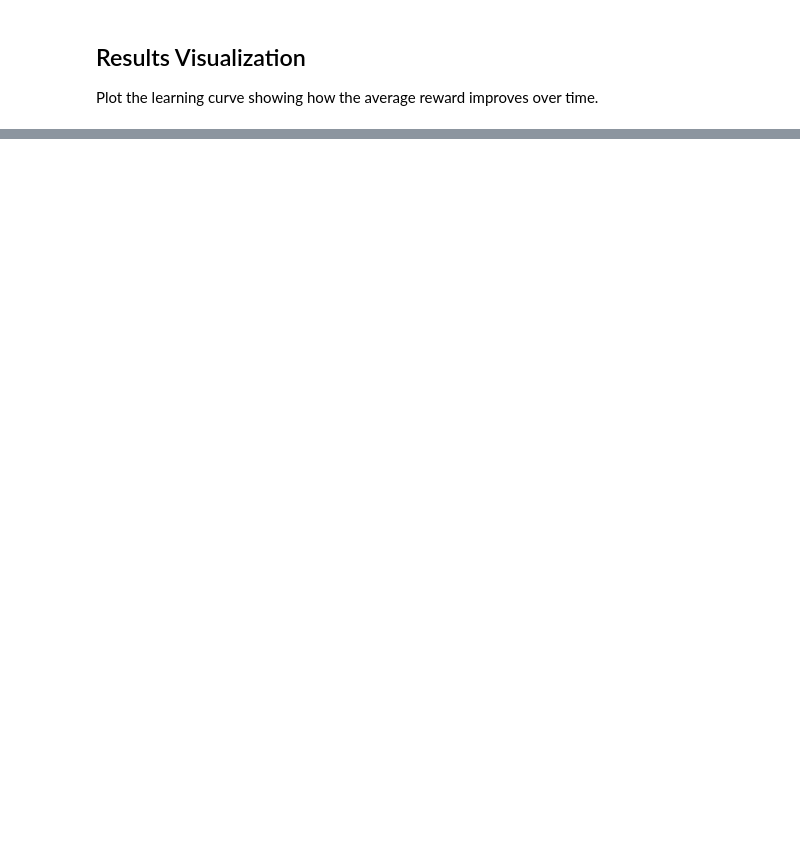
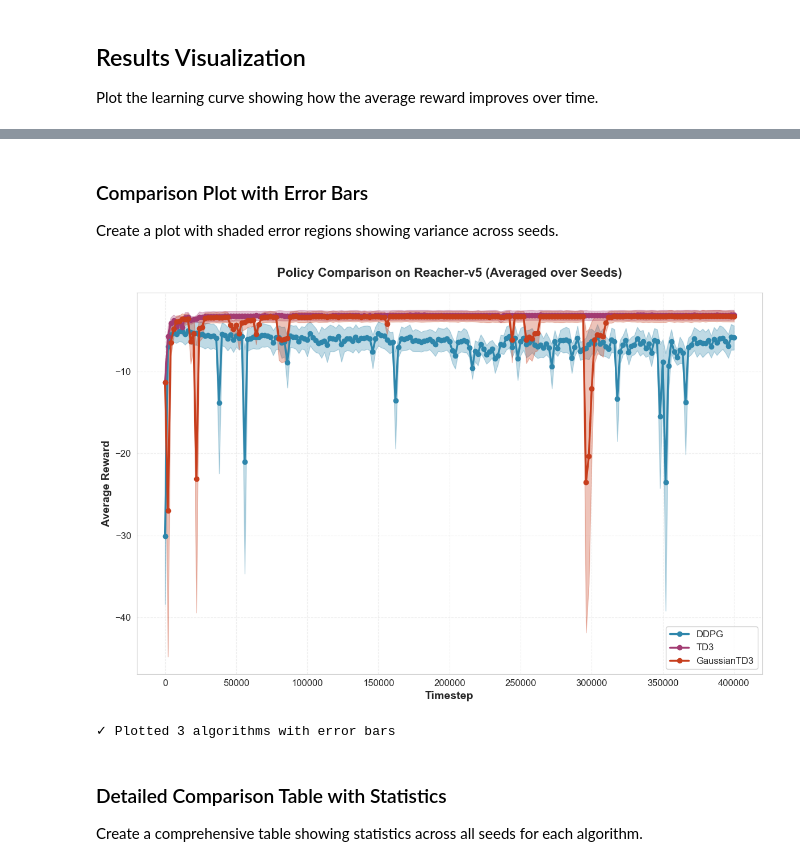
Before and after one commit to anantgupta2/DRL_Group2_DDPG_TD3, a Jupyter notebook: algorithm_comparison.ipynb, the cells around one changed output, grey strips where cells are left out. Saved outputs shown, nothing was run; the diff lists cells and outputs as text; code cells hidden in the pictures; blank space fills up the shorter version.

```diff
--- a/algorithm_comparison.ipynb
+++ b/algorithm_comparison.ipynb
@@ -324,0 +832,57 @@ For more details, see the individual algorithm files: `DDPG.py`, `OurDDPG.py`, `
+# %% [markdown]
+### Comparison Plot with Error Bars
+
+Create a plot with shaded error regions showing variance across seeds.
+# %%
+if loaded_results:
+    plt.figure(figsize=(12, 8))
+
+    # Color scheme
+    colors = {
+        'DDPG': '#2E86AB',      # Beautiful blue
+        'TD3': '#A23B72',        # Rich purple
+        'QRTD3': '#F18F01',      # Vibrant orange
+        'GaussianTD3': '#C73E1D'  # Deep red
+    }
+
+
+    # Plot each algorithm with error bars
+    for policy_name, results in loaded_results.items():
+        timesteps = results['timesteps']
+        mean_rewards = results['mean_rewards']
+        std_errors = results['std_errors']
+
+        # Plot mean line
+        plt.plot(timesteps, mean_rewards,
+                label=policy_name,
+                linewidth=2.5,
+                marker='o',
+                markersize=6,
+                color=colors.get(policy_name, 'black'))
+
+        # Fill error region (mean ± std_error)
+        plt.fill_between(timesteps,
+                        mean_rewards - std_errors,
+                        mean_rewards + std_errors,
+                        alpha=0.3,
+                        color=colors.get(policy_name, 'black'))
+
+    plt.xlabel('Timestep', fontsize=14, fontweight='bold')
+    plt.ylabel('Average Reward', fontsize=14, fontweight='bold')
+    plt.title(f'Policy Comparison on {ENV_NAME} (Averaged over Seeds)',
+              fontsize=16, fontweight='bold', pad=20)
+    plt.legend(fontsize=12, loc='best', framealpha=0.9)
+    plt.grid(True, alpha=0.3, linestyle='--')
+    plt.tight_layout()
+    plt.show()
+
+    print(f"\n✓ Plotted {len(loaded_results)} algorithms with error bars")
+else:
+    print("No saved results found. Run the training sections above first, or ensure results are saved in ./results/")
+# %% [output]
+[figure, added]
+✓ Plotted 3 algorithms with error bars
+# %% [markdown]
+### Detailed Comparison Table with Statistics
+
+Create a comprehensive table showing statistics across all seeds for each algorithm.
```
Also changed, not shown: parts of 21 cells of this notebook, 1 other file.
